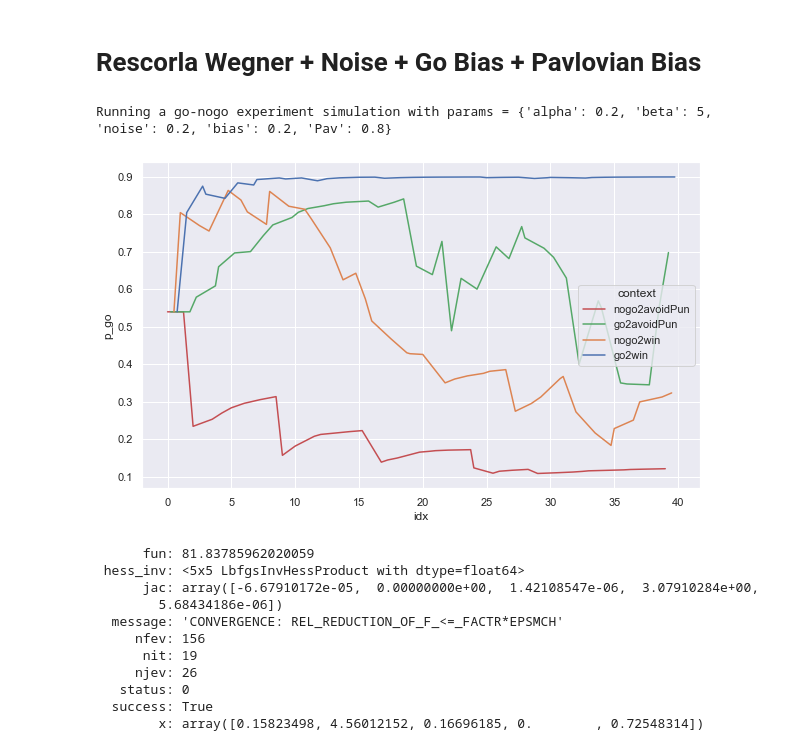
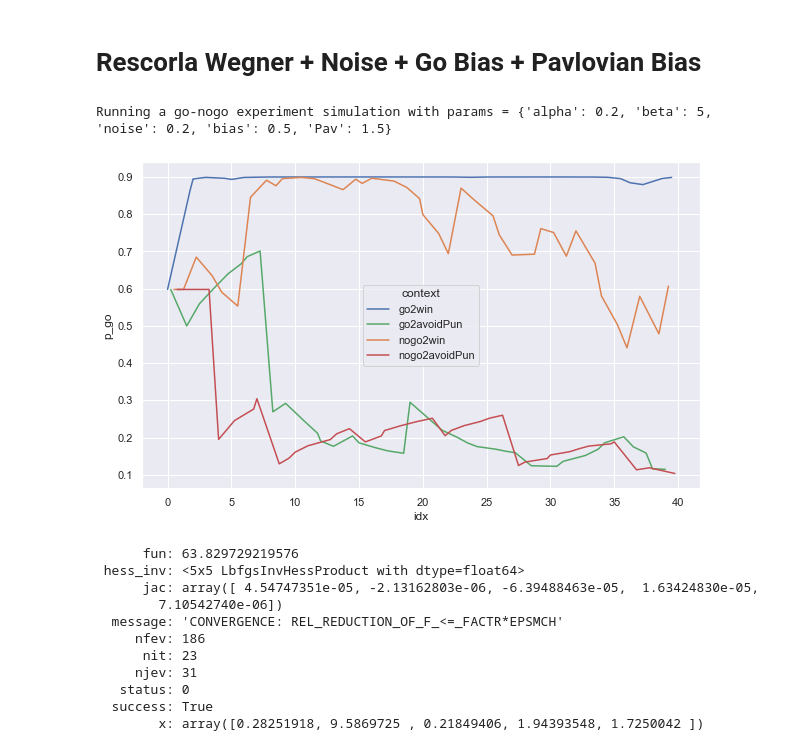
Before and after one commit to Sepsad/Go-noGo-modelling, a Jupyter notebook: simulation_experiment.ipynb, the cells around one changed output. Saved outputs shown, nothing was run; the diff lists cells and outputs as text; code cells hidden in the pictures.

```diff
--- a/simulation_experiment.ipynb
+++ b/simulation_experiment.ipynb
@@ -109,18 +109,18 @@ max_likelihood.fit_model()
 # %% [markdown]
 # Rescorla Wegner + Noise + Go Bias + Pavlovian Bias
 # %%
-df = run_experiment(bandit, n_runs=40, params={'alpha': 0.2, 'beta': 5, 'noise': 0.2, 'bias': 0.2, 'Pav': 0.8})
+df = run_experiment(bandit, n_runs=40, params={'alpha': 0.2, 'beta': 5, 'noise': 0.2, 'bias': 0.5, 'Pav': 1.5})
 df['idx'] = df.index / 4
 palette ={"go2win": "C0", "nogo2win": "C1", "go2avoidPun": "C2", "nogo2avoidPun": "C3"}
 plt.figure(figsize=(10,6))
 ax = sns.lineplot(x="idx", y="p_go",
              hue="context",
              data=df, palette=palette)
 
 df.rename(columns={'context': 'stimulus'}, inplace=True)
 # %% [output]
-Running a go-nogo experiment simulation with params = {'alpha': 0.2, 'beta': 5, 'noise': 0.2, 'bias': 0.2, 'Pav': 0.8}
+Running a go-nogo experiment simulation with params = {'alpha': 0.2, 'beta': 5, 'noise': 0.2, 'bias': 0.5, 'Pav': 1.5}
-[figure, old version]
+[figure, new version]
 # %%
 from fitting import ML
 
@@ -128,14 +128,14 @@ max_likelihood = ML(df, optimization_method='L-BFGS-B', model_type='RW+noise+bia
 
 max_likelihood.fit_model()
 # %% [output]
-      fun: 81.83785962020059
+      fun: 63.829729219576
  hess_inv: <5x5 LbfgsInvHessProduct with dtype=float64>
-      jac: array([-6.67910172e-05,  0.00000000e+00,  1.42108547e-06,  3.07910284e+00,
-        5.68434186e-06])
+      jac: array([ 4.54747351e-05, -2.13162803e-06, -6.39488463e-05,  1.63424830e-05,
+        7.10542740e-06])
   message: 'CONVERGENCE: REL_REDUCTION_OF_F_<=_FACTR*EPSMCH'
-     nfev: 156
-      nit: 19
-     njev: 26
+     nfev: 186
+      nit: 23
+     njev: 31
    status: 0
   success: True
-        x: array([0.15823498, 4.56012152, 0.16696185, 0.        , 0.72548314])
+        x: array([0.28251918, 9.5869725 , 0.21849406, 1.94393548, 1.7250042 ])
```
Also changed, not shown: parts of 6 cells of this notebook, 1 other file.
